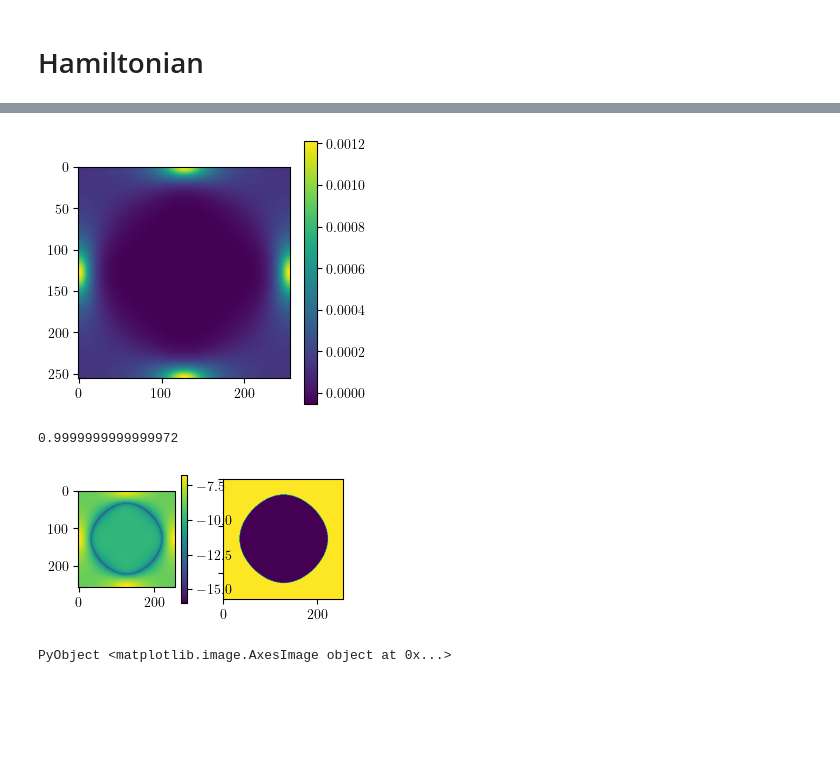
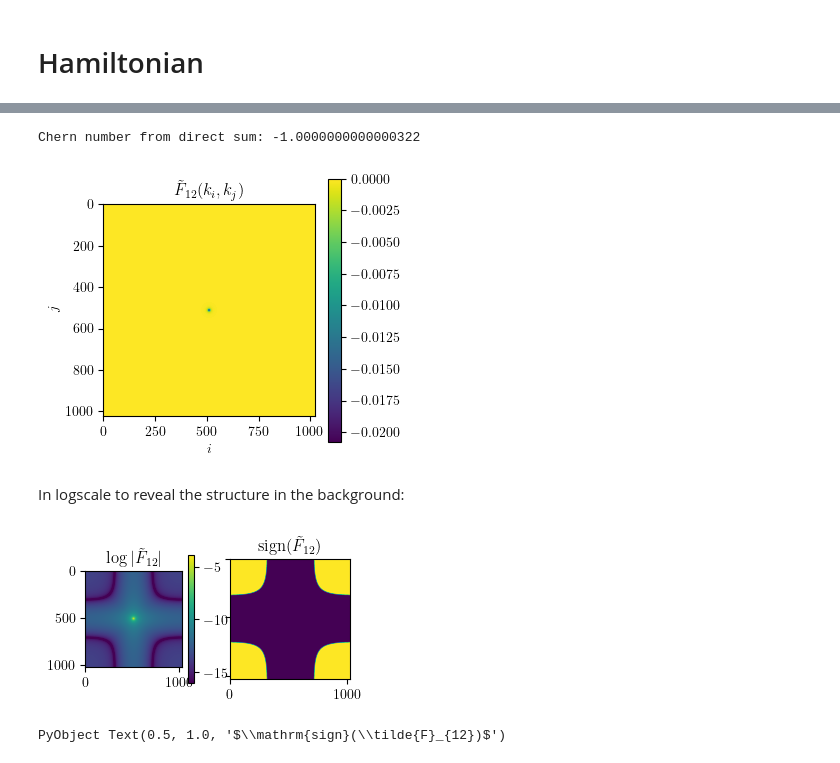
Before and after one commit to tensor4all/QuanticsTCI.jl, a Jupyter notebook: example/chern/chern_2x2.ipynb, the cells around one changed output, grey strips where cells are left out. Drawn from its saved outputs; the diff is of its cells as text; code cells hidden in the pictures; blank space fills up the shorter version.

Commit message:
simple 2x2 top model chern example

```diff
--- a/example/chern/chern_2x2.ipynb
+++ b/example/chern/chern_2x2.ipynb
@@ -34,18 +65,28 @@ WARNING: replacing module chern.
 function H(k::Vector{Float64}, m::Float64)
     return (
         pauli[1] * sin(k[1]) + pauli[2] * sin(k[2]) +
-        pauli[3] * (m + cos(k[1]) + cos(k[2]))
+        pauli[3] * (m + cos(k[1]) + cos(k[2]))+ t2 * (cos(2 * k[1]) * cos(4 * k[2]))
     )
 end
 
-m = .5
+t2 = 0
+m = -2.0 - t2 + 0.03
 
-nquantics = 8
+nquantics = 10
 ndiscretization = 2^nquantics
 kvals = range(-pi, pi; length=ndiscretization)
 
-bands = [eigvals(H([kx, ky], m)) for kx in kvals, ky in kvals]
+bands = [eigvals(H([kx, ky], m, t2)) for kx in kvals, ky in kvals]
 
-fig, axs = subplots(figsize=(246/72, 246/72))
-axs.plot(kvals / pi, bands[:, div(ndiscretization, 2)])
+fig, axs = subplots(ncols=2, figsize=(246/72, 160/72), sharey=true)
+axs[1].plot(kvals / pi, bands[:, div(ndiscretization, 2)]);
+axs[2].plot(kvals / pi, bands[div(ndiscretization, 2), :]);
+
+# axs.set_title("Band structure")
+axs[1].set_xlabel(L"$k_x / \pi$")
+axs[2].set_xlabel(L"$k_x / \pi$")
+axs[1].set_ylabel(L"$E_n(k_x, 0)$")
+
+gap = minimum(b[2] for b in bands) - maximum(b[1] for b in bands)
+println("Gap ≈ $gap")
 # %% [output]
@@ -63,15 +121,25 @@ PyObject <matplotlib.colorbar.Colorbar object at 0x...>
 # %%
 fig, axs = subplots(figsize=(246/72, 246/72))
-A = chern.berrycurvature_dets([H([kx, ky], m) for kx in kvals, ky in kvals], 2)
-imshow(A) |> colorbar
-sum(A) / 2pi
+time_direct = @elapsed A = chern.berrycurvature_dets([H([kx, ky], m, t2) for kx in kvals, ky in kvals], 2)
+axs.imshow(A) |> colorbar
+
+axs.set_title(L"$\tilde F_{12}(k_i, k_j)$")
+axs.set_xlabel(L"$i$")
+axs.set_ylabel(L"$j$")
+
+println("Chern number from direct sum: $(sum(A) / 2pi)")
 # %% [output]
+Chern number from direct sum: -1.0000000000000322
-[figure, old version]
+[figure, new version]
-0.9999999999999972
+# %% [markdown]
+In logscale to reveal the structure in the background:
 # %%
 fig, axs = subplots(ncols=2, sharey=true, figsize=(246/72, 120/72))
 axs[1].imshow(log.(abs.(A)), vmin=-16) |> colorbar
 axs[2].imshow(sign.(A))
+
+axs[1].set_title(L"$\log|\tilde{F}_{12}|$")
+axs[2].set_title(L"$\mathrm{sign}(\tilde{F}_{12})$")
 # %% [output]
-[figure, old version]
+[figure, new version]
-PyObject <matplotlib.image.AxesImage object at 0x...>
+PyObject Text(0.5, 1.0, '$\\mathrm{sign}(\\tilde{F}_{12})$')
```
Also changed, not shown: parts of 21 cells of this notebook.
